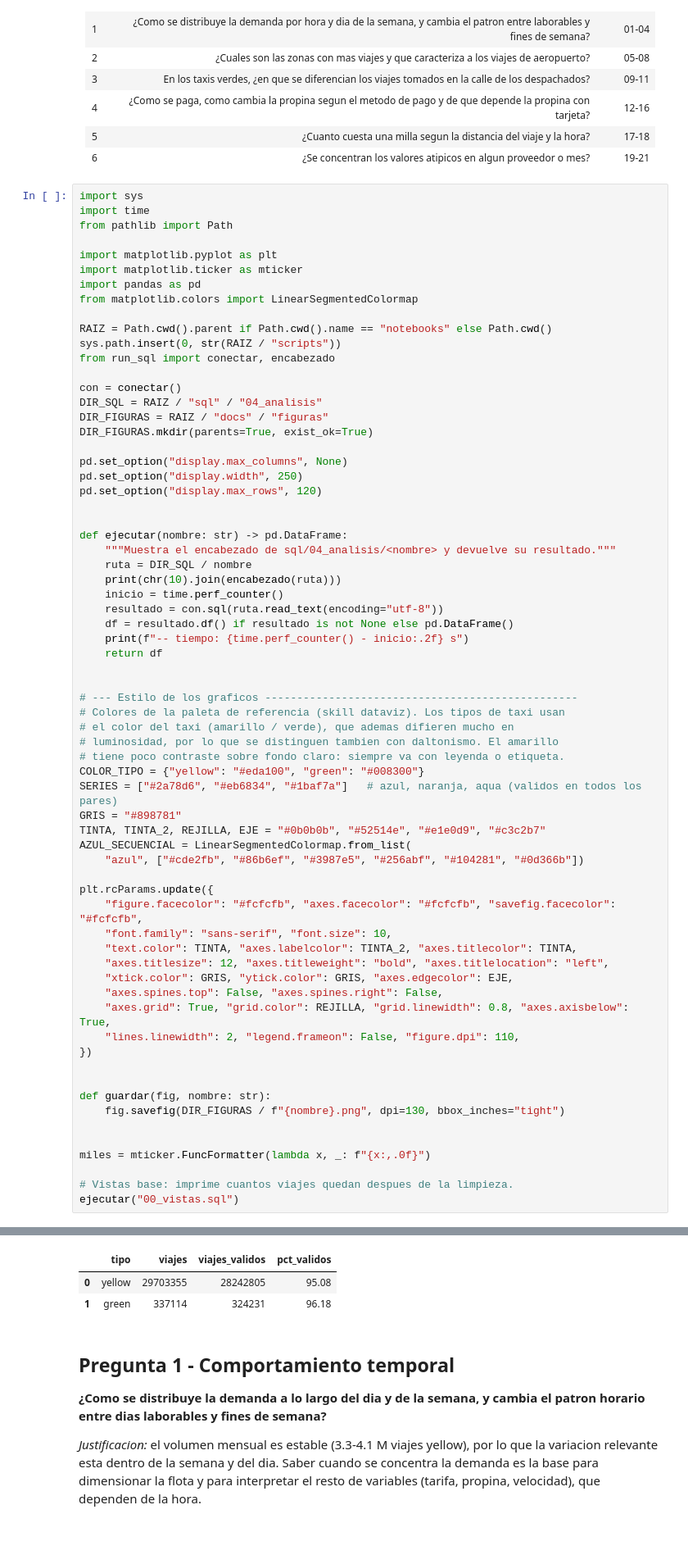
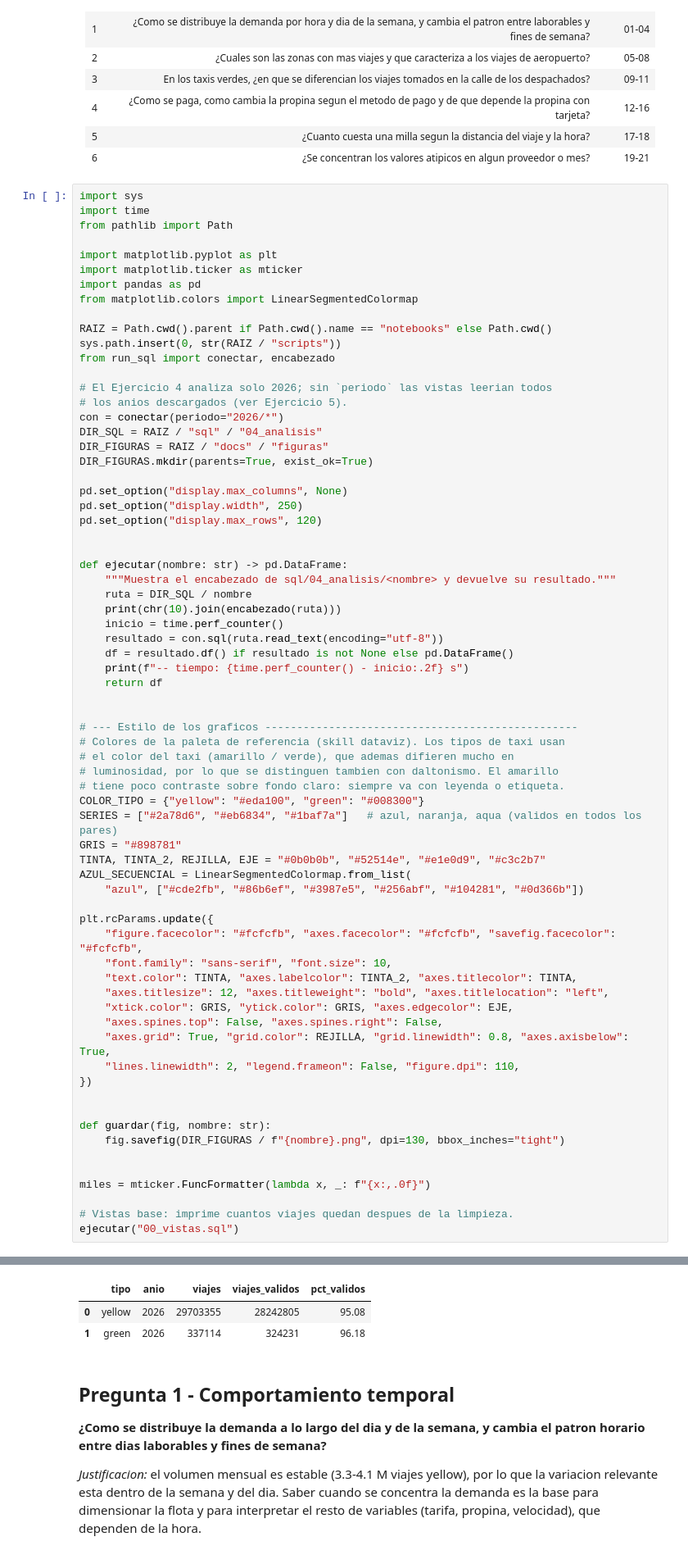
Before and after one commit to melisadmendizabal/DataS_Lab8_duckdb, a Jupyter notebook: notebooks/04_analisis_exploratorio.ipynb, the cells around one changed output, grey strips where cells are left out. Shown at 82% size. Drawn from its saved outputs; the diff is of its cells as text.

```diff
--- a/notebooks/04_analisis_exploratorio.ipynb
+++ b/notebooks/04_analisis_exploratorio.ipynb
@@ -35,7 +35,9 @@ RAIZ = Path.cwd().parent if Path.cwd().name == "notebooks" else Path.cwd()
 sys.path.insert(0, str(RAIZ / "scripts"))
 from run_sql import conectar, encabezado
 
-con = conectar()
+# El Ejercicio 4 analiza solo 2026; sin `periodo` las vistas leerian todos
+# los anios descargados (ver Ejercicio 5).
+con = conectar(periodo="2026/*")
 DIR_SQL = RAIZ / "sql" / "04_analisis"
 DIR_FIGURAS = RAIZ / "docs" / "figuras"
 DIR_FIGURAS.mkdir(parents=True, exist_ok=True)
@@ -106,6 +111,6 @@ ejecutar("00_vistas.sql")
-|  | tipo | viajes | viajes_validos | pct_validos |
-| 0 | yellow | 29703355 | 28242805 | 95.08 |
-| 1 | green | 337114 | 324231 | 96.18 |
+|  | tipo | anio | viajes | viajes_validos | pct_validos |
+| 0 | yellow | 2026 | 29703355 | 28242805 | 95.08 |
+| 1 | green | 2026 | 337114 | 324231 | 96.18 |
 # %% [markdown]
 ## Pregunta 1 - Comportamiento temporal
 
```
Also changed, not shown: parts of 21 cells of this notebook, 57 other files.
